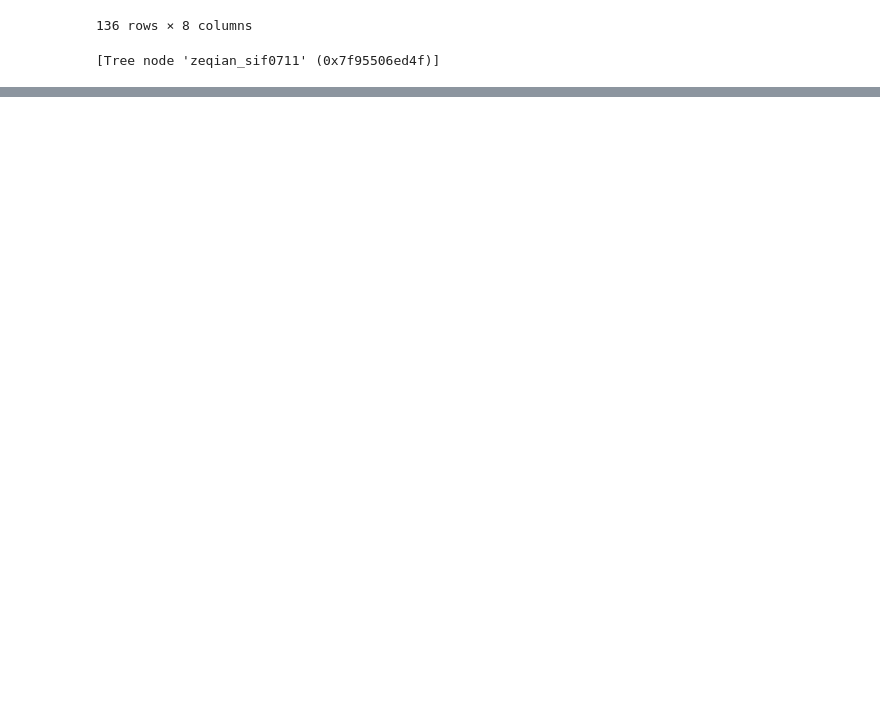
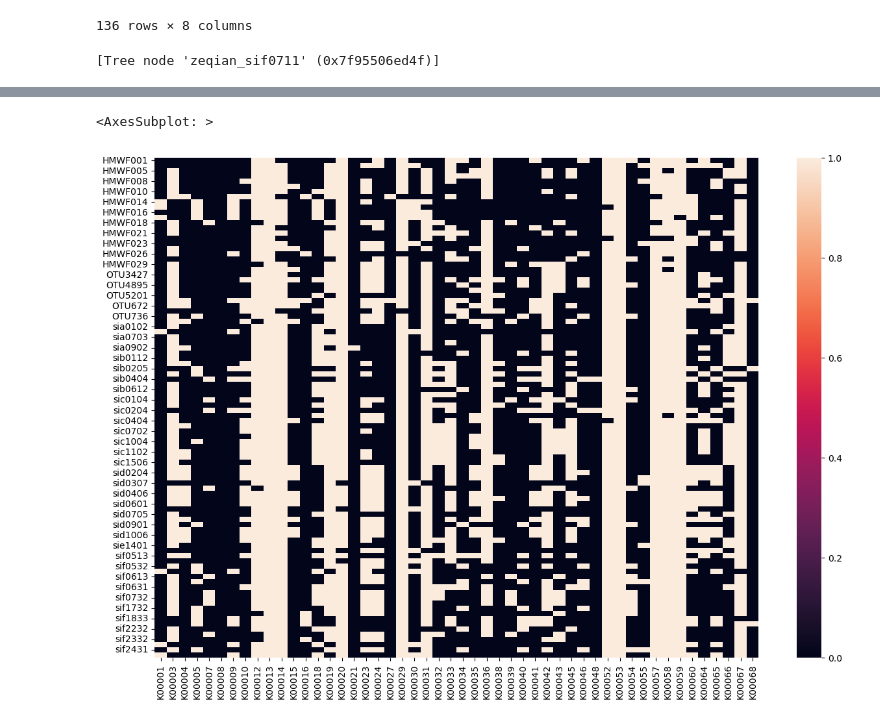
Before and after one commit to zeqianli/CarbonUtilization, a Jupyter notebook: figure_1.ipynb, the cells around one changed output, grey strips where cells are left out. Saved outputs shown, nothing was run; the diff lists cells and outputs as text; code cells hidden in the pictures; blank space fills up the shorter version.

```diff
--- a/figure_1.ipynb
+++ b/figure_1.ipynb
@@ -81,0 +91,5 @@ tree.get_leaves_by_name('zeqian_sif0711')
+# %%
+sns.heatmap(zeqian['ko_data'].iloc[:,:50])
+# %% [output]
+<AxesSubplot: >
+[figure, added]
```
Also changed, not shown: parts of 12 cells of this notebook, 12 other files.
